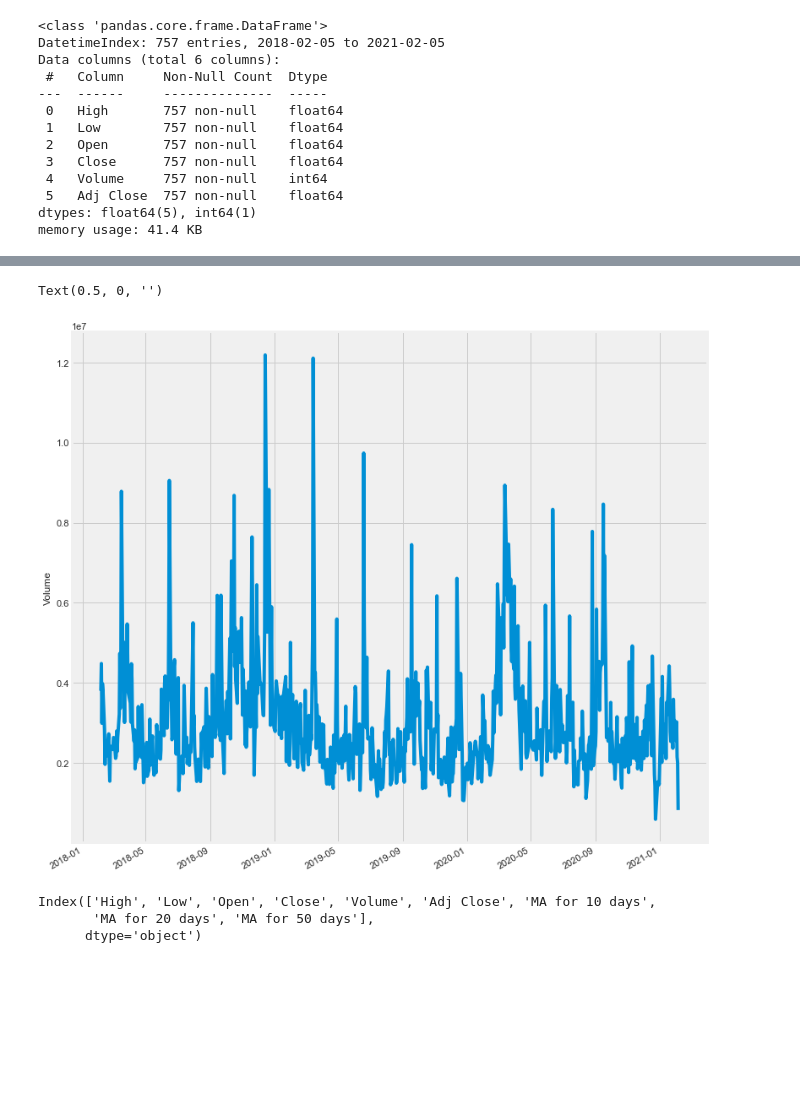
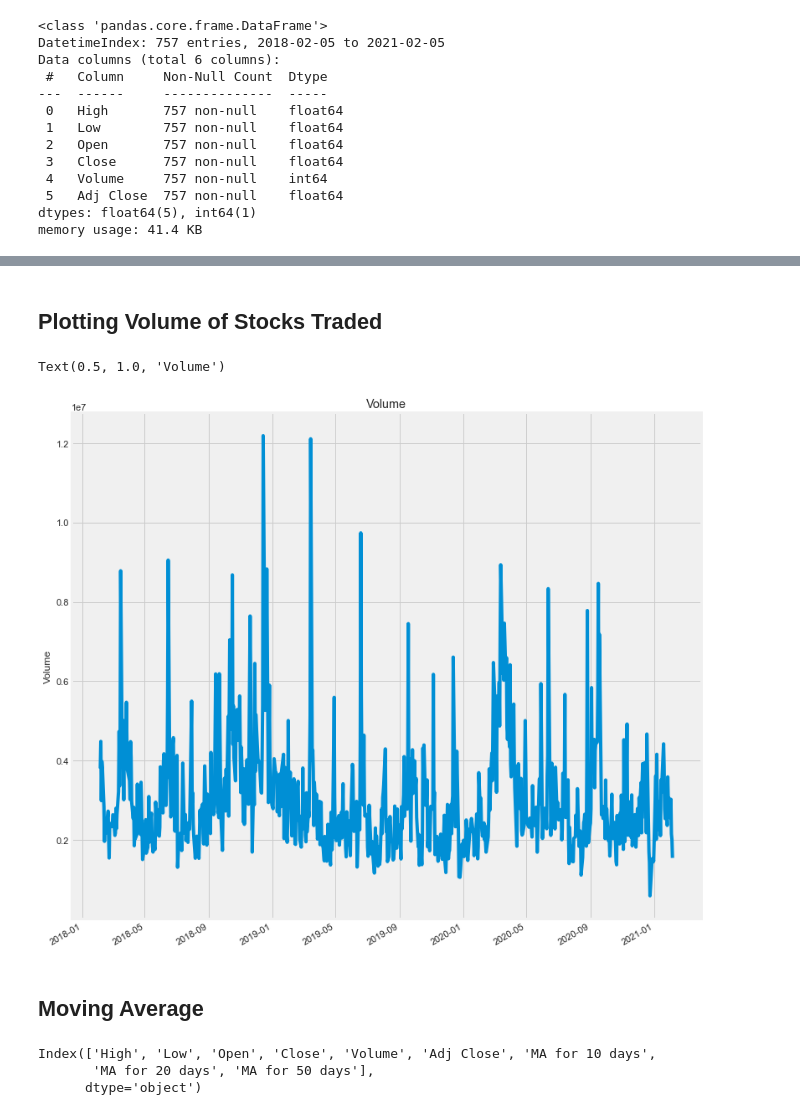
Before and after one commit to adharangaonkar/Machine-Learning-in-Finance, a Jupyter notebook: Adobe Stocks Project/Probability Distribution Analysis - Adobe Stocks.ipynb, the cells around one changed output, grey strips where cells are left out. Drawn from its saved outputs; the diff is of its cells as text; code cells hidden in the pictures; blank space fills up the shorter version.

```diff
--- a/Adobe Stocks Project/Probability Distribution Analysis - Adobe Stocks.ipynb
+++ b/Adobe Stocks Project/Probability Distribution Analysis - Adobe Stocks.ipynb
@@ -80,14 +138,19 @@ Text(0.5, 0, '')
+# %% [markdown]
+## Plotting Volume of Stocks Traded
 # %%
 # Now let's plot the total volume of stock being traded each day
 plt.figure(figsize=(12, 8))
 plt.subplots_adjust(top=1.25, bottom=1.2)
 
 adobe['Volume'].plot()
 plt.ylabel('Volume')
 plt.xlabel(None)
+plt.title("Volume")
 # %% [output]
-Text(0.5, 0, '')
+Text(0.5, 1.0, 'Volume')
-[figure, old version]
+[figure, new version]
+# %% [markdown]
+## Moving Average
 # %%
 ma_day = [10, 20, 50]
 for ma in ma_day:
```
Also changed, not shown: parts of 41 cells of this notebook.
